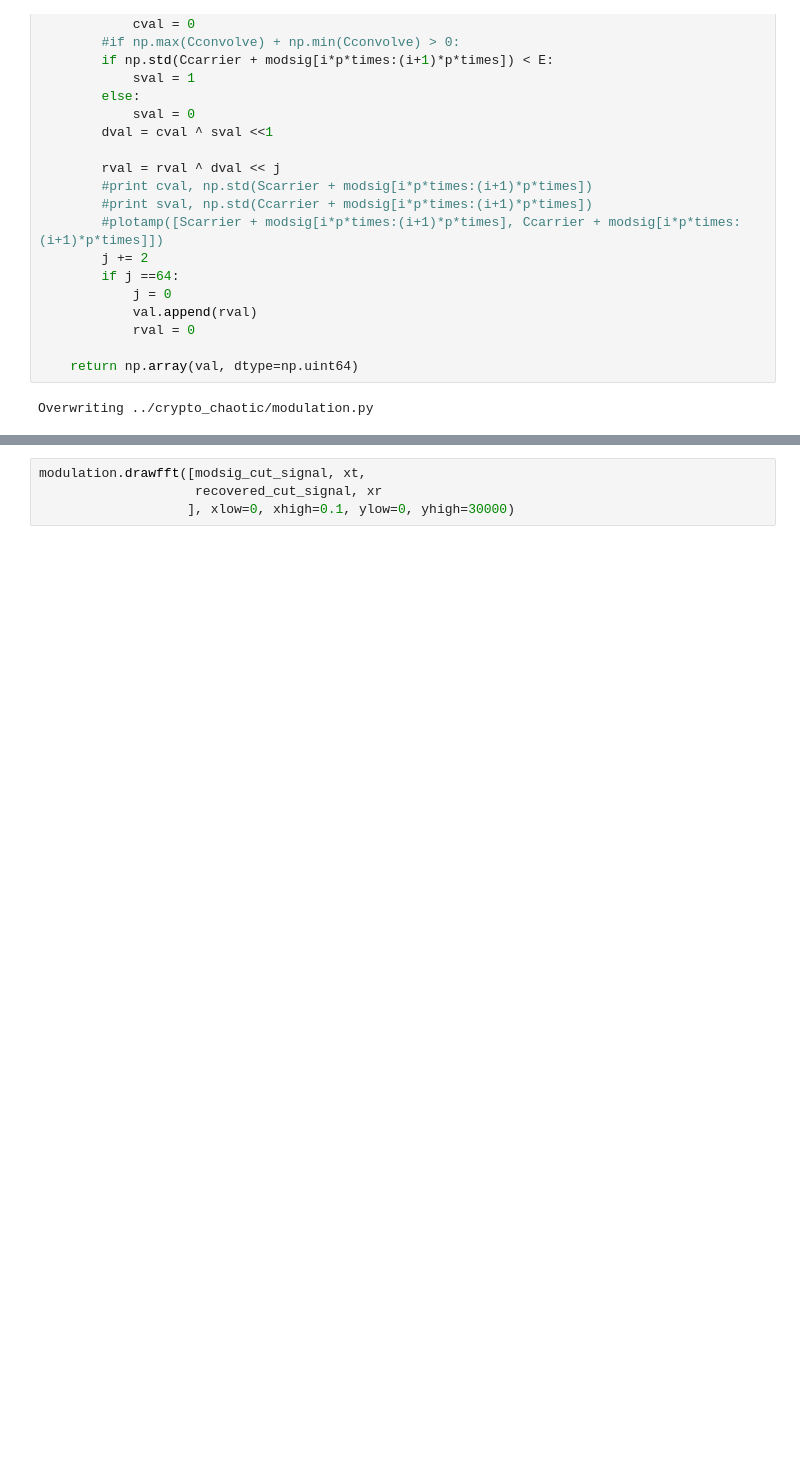
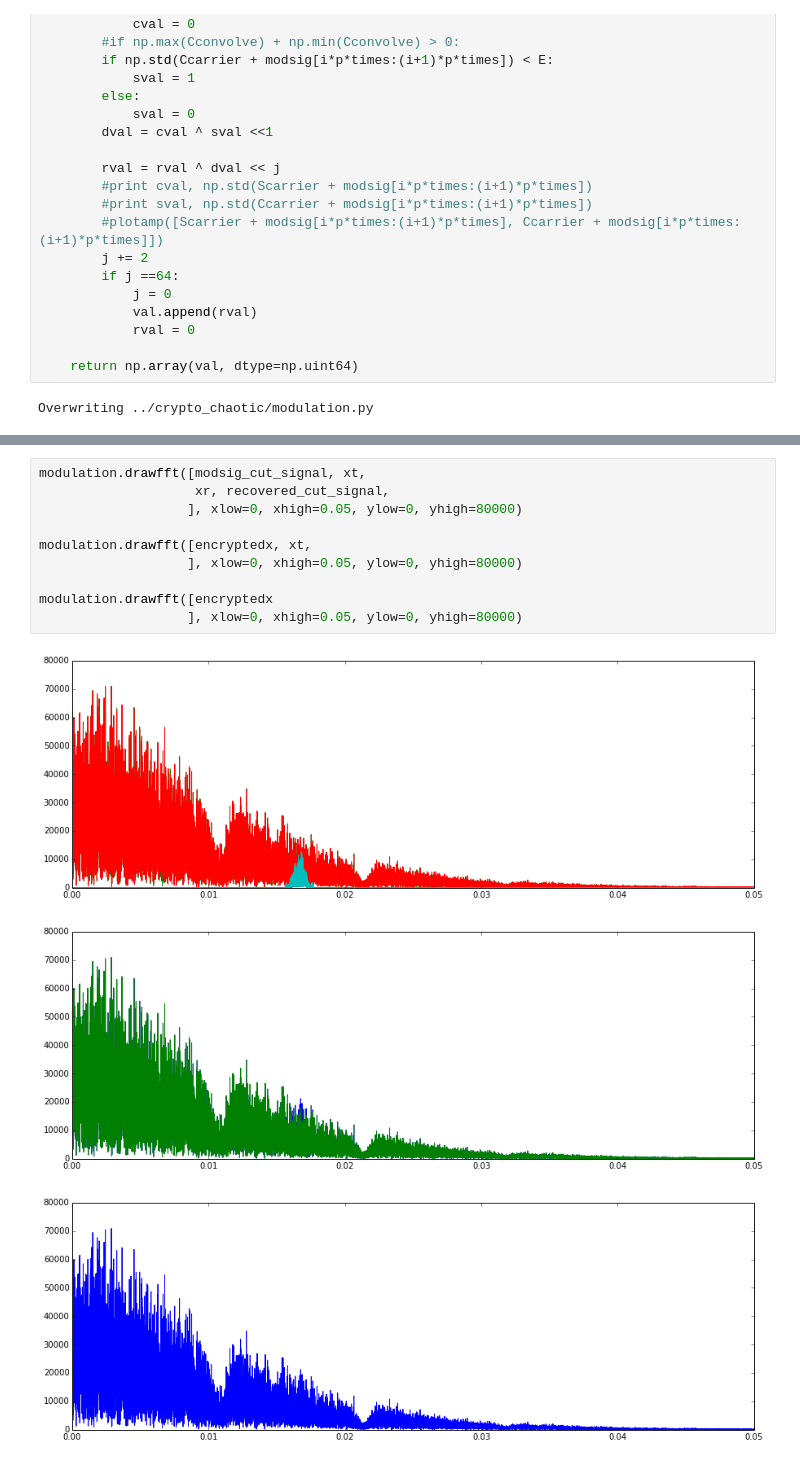
Before and after one commit to abhisheietk/crypto-chaotic, a Jupyter notebook: doc/modulation.ipynb, the cells around one changed output, grey strips where cells are left out. Saved outputs shown, nothing was run; the diff lists cells and outputs as text; blank space fills up the shorter version.

```diff
--- a/doc/modulation.ipynb
+++ b/doc/modulation.ipynb
@@ -302,4 +341,14 @@ print signal[-10:] == dmodsig[-10:]
-# %%
-modulation.drawfft([modsig_cut_signal, xt,
-                    recovered_cut_signal, xr
-                   ], xlow=0, xhigh=0.1, ylow=0, yhigh=30000)
+# %%
+modulation.drawfft([modsig_cut_signal, xt,
+                    xr, recovered_cut_signal,
+                   ], xlow=0, xhigh=0.05, ylow=0, yhigh=80000)
+
+modulation.drawfft([encryptedx, xt,
+                   ], xlow=0, xhigh=0.05, ylow=0, yhigh=80000)
+
+modulation.drawfft([encryptedx
+                   ], xlow=0, xhigh=0.05, ylow=0, yhigh=80000)
+# %% [output]
+[figure, added]
+[figure, added]
+[figure, added]
```
Also changed, not shown: parts of 6 cells of this notebook.
